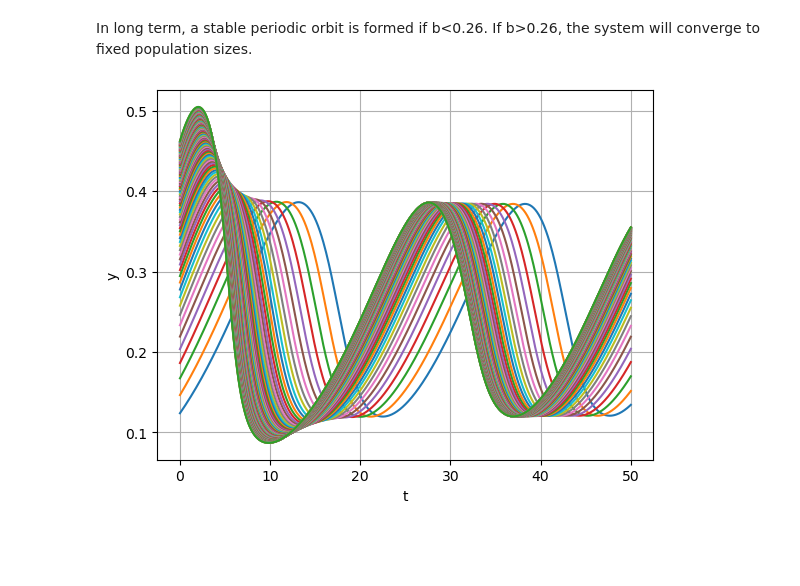
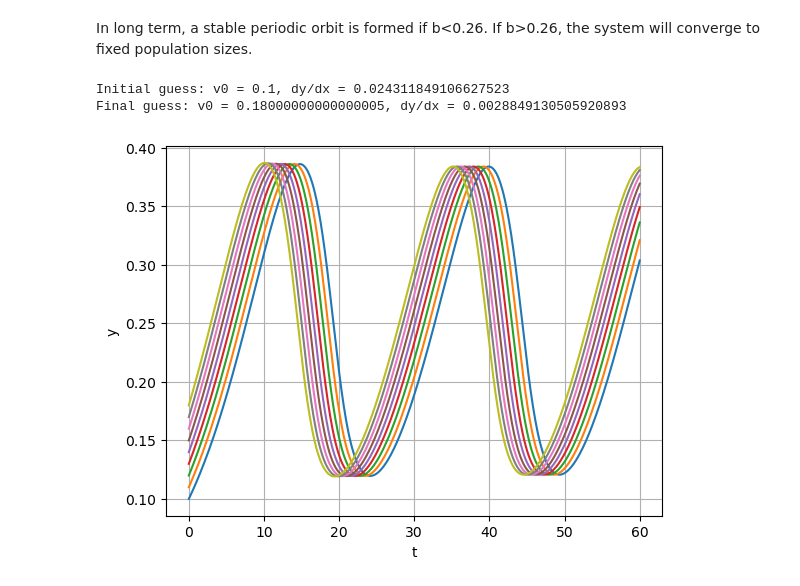
Before and after one commit to dupput/EMAT3008-ScientificComputing, a Jupyter notebook: NumericalShooting.ipynb, the cells around one changed output. Saved outputs shown, nothing was run; the diff lists cells and outputs as text; code cells hidden in the pictures; blank space fills up the shorter version.

```diff
--- a/NumericalShooting.ipynb
+++ b/NumericalShooting.ipynb
@@ -60,40 +60,52 @@ plt.show()
 In long term, a stable periodic orbit is formed if b<0.26. If b>0.26, the system will converge to fixed population sizes.
 # %%
 # Define ODE
-def fun(t, y, a=1, d=0.1, b=0.15):
+def fun(t, y, a, d, b):
     x = y[0]
     y = y[1]
     return np.array([x*(1-x) - (a*x*y)/(d+x), b*y*(1 - y/x)])
 
+dy_dt = lambda x, y, b: b*y*(1 - y/x)
+
+a = 1
+d = 0.1
+b = 0.15
+
 t0 = 0
 v0 = 0.1
-step = 0.1
-y_target = 0.36
+step = 0.01
+dy_target = 0
 
 # Initial guess
 y0 = np.array([1, v0])
 deltat_max = 0.1
-t_max = 50
+t_max = 60
 
 # Periodic orbit: b = 0.15
 t, y_ = solve_to(fun, t0, y0, t_max=t_max, method='RK4', deltat_max=deltat_max, args=(1, 0.1, 0.15))
 x, y = y_[:, 0], y_[:, 1]
+dy = dy_dt(x, y, b)
+print('Initial guess: v0 = {}, dy/dx = {}'.format(v0, dy[-1]))
+plt.plot(t, y, label='v0 = {}'.format(v0))
 
-while np.round(y[-1], 2) != y_target:
+while np.round(dy[-1], 2) != dy_target:
     # Adjust v0 proportional to the difference between the target and the current value
-    v0 += step * (y_target - y[-1])
+    v0 += step# * (dy_target - y[-1])
     y0 = np.array([1, v0])
     t, y_ = solve_to(fun, t0, y0, t_max=t_max, method='RK4', deltat_max=deltat_max, args=(1, 0.1, 0.15))
     x, y = y_[:, 0], y_[:, 1]
+    dy = dy_dt(x, y, b)
 
 
     plt.plot(t, y, label='v0 = {}'.format(v0))
 
 plt.xlabel('t')
 plt.ylabel('y')
 plt.grid()
 # plt.legend()
-
+print('Final guess: v0 = {}, dy/dx = {}'.format(v0, dy[-1]))
 plt.show()
 # %% [output]
+Initial guess: v0 = 0.1, dy/dx = 0.024311849106627523
+Final guess: v0 = 0.18000000000000005, dy/dx = 0.0028849130505920893
-[figure, old version]
+[figure, new version]
```
Also changed, not shown: 1 other file.
